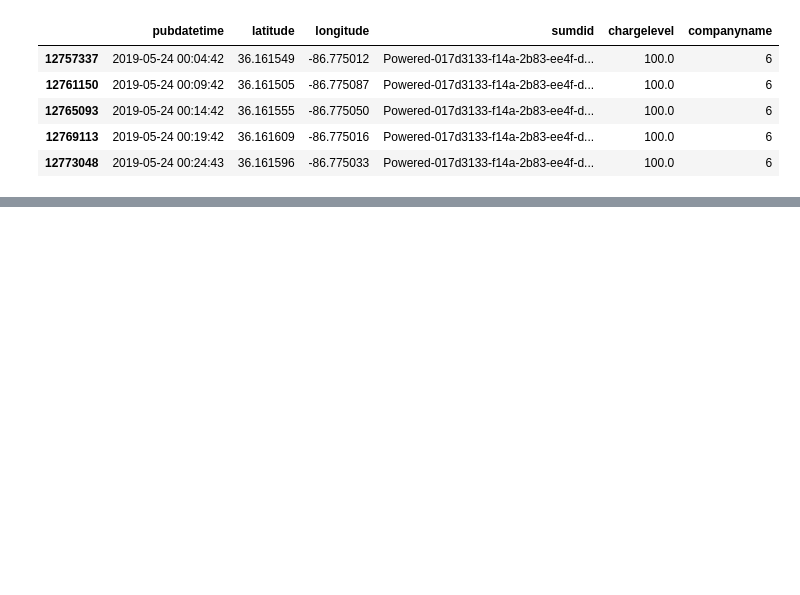
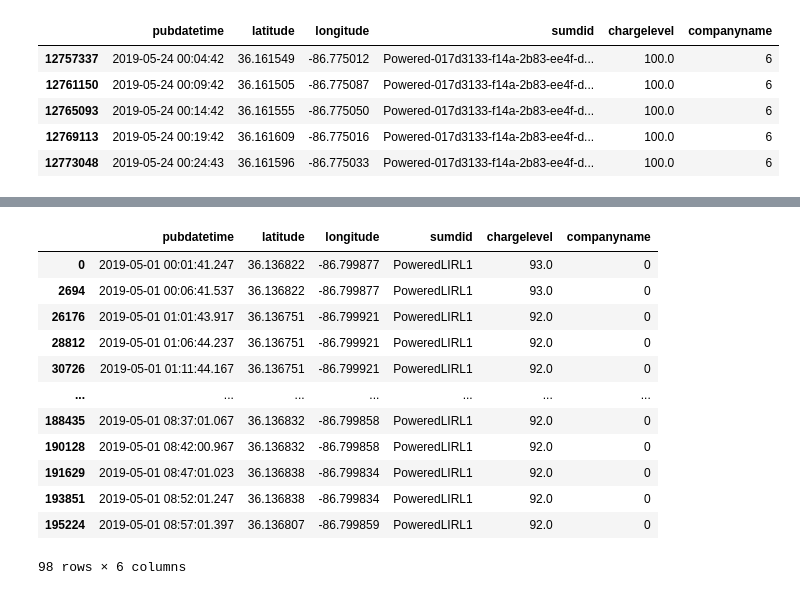
Before and after one commit to Rhunsilval/nashville_scooters_python, a Jupyter notebook: notebooks/2_EDA_GEOSPATIALv2.ipynb, the cells around one changed output, grey strips where cells are left out. Saved outputs shown, nothing was run; the diff lists cells and outputs as text; code cells hidden in the pictures; blank space fills up the shorter version.

```diff
--- a/notebooks/2_EDA.ipynb
+++ b/notebooks/2_EDA_GEOSPATIALv2.ipynb
@@ -298,0 +238,18 @@ may_sorted.head()
+# %%
+may_1_1scooter = may_1.loc[may['sumdid'] == 'PoweredLIRL1']
+
+may_1_1scooter
+# %% [output]
+|  | pubdatetime | latitude | longitude | sumdid | chargelevel | companyname |
+| 0 | 2019-05-01 00:01:41.247 | 36.136822 | -86.799877 | PoweredLIRL1 | 93.0 | 0 |
+| 2694 | 2019-05-01 00:06:41.537 | 36.136822 | -86.799877 | PoweredLIRL1 | 93.0 | 0 |
+| 26176 | 2019-05-01 01:01:43.917 | 36.136751 | -86.799921 | PoweredLIRL1 | 92.0 | 0 |
+| 28812 | 2019-05-01 01:06:44.237 | 36.136751 | -86.799921 | PoweredLIRL1 | 92.0 | 0 |
+| 30726 | 2019-05-01 01:11:44.167 | 36.136751 | -86.799921 | PoweredLIRL1 | 92.0 | 0 |
+| ... | ... | ... | ... | ... | ... | ... |
+| 188435 | 2019-05-01 08:37:01.067 | 36.136832 | -86.799858 | PoweredLIRL1 | 92.0 | 0 |
+| 190128 | 2019-05-01 08:42:00.967 | 36.136832 | -86.799858 | PoweredLIRL1 | 92.0 | 0 |
+| 191629 | 2019-05-01 08:47:01.023 | 36.136838 | -86.799834 | PoweredLIRL1 | 92.0 | 0 |
+| 193851 | 2019-05-01 08:52:01.247 | 36.136838 | -86.799834 | PoweredLIRL1 | 92.0 | 0 |
+| 195224 | 2019-05-01 08:57:01.397 | 36.136807 | -86.799859 | PoweredLIRL1 | 92.0 | 0 |
+98 rows × 6 columns
```
Also changed, not shown: parts of 9 cells of this notebook, 4 other files.
